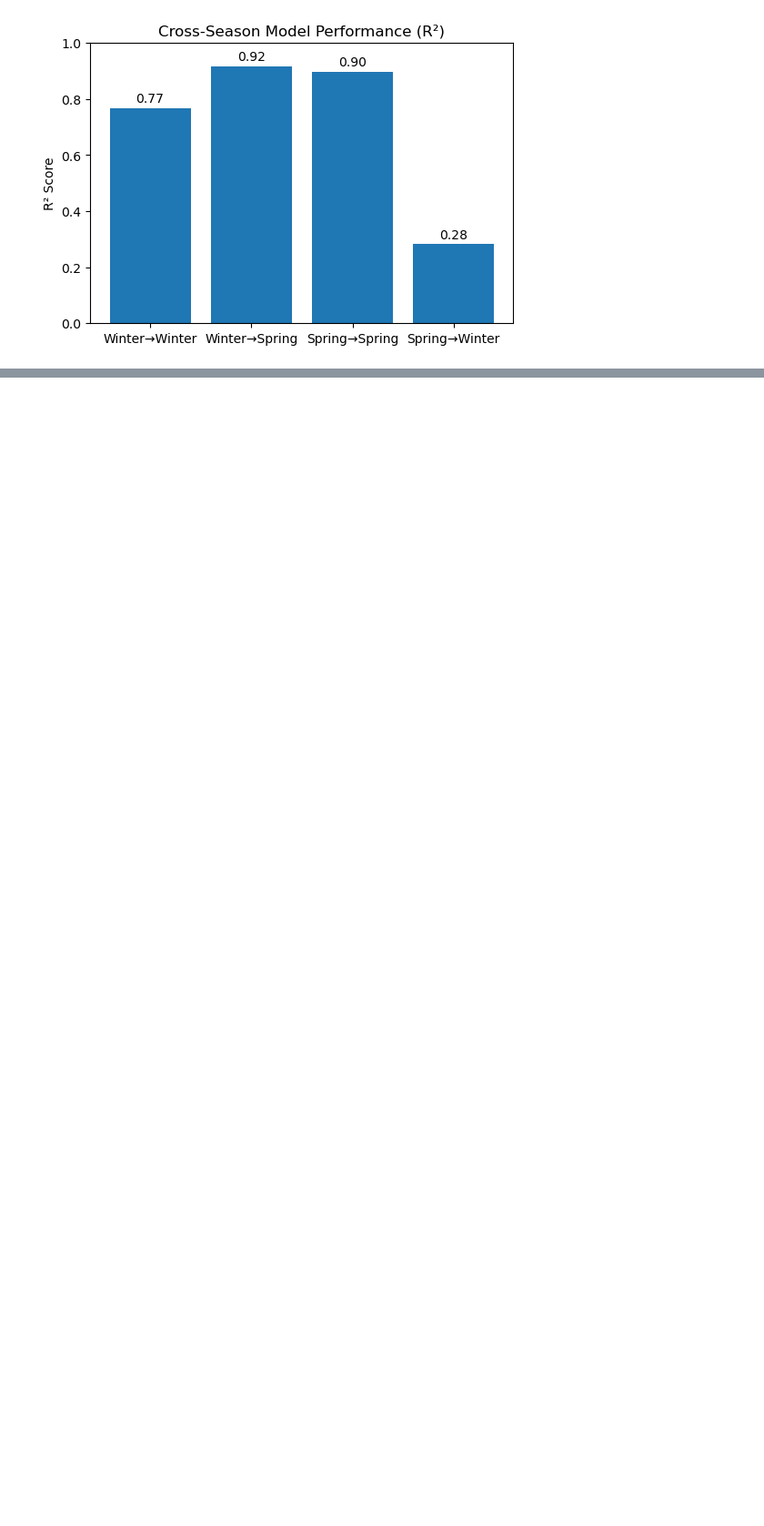
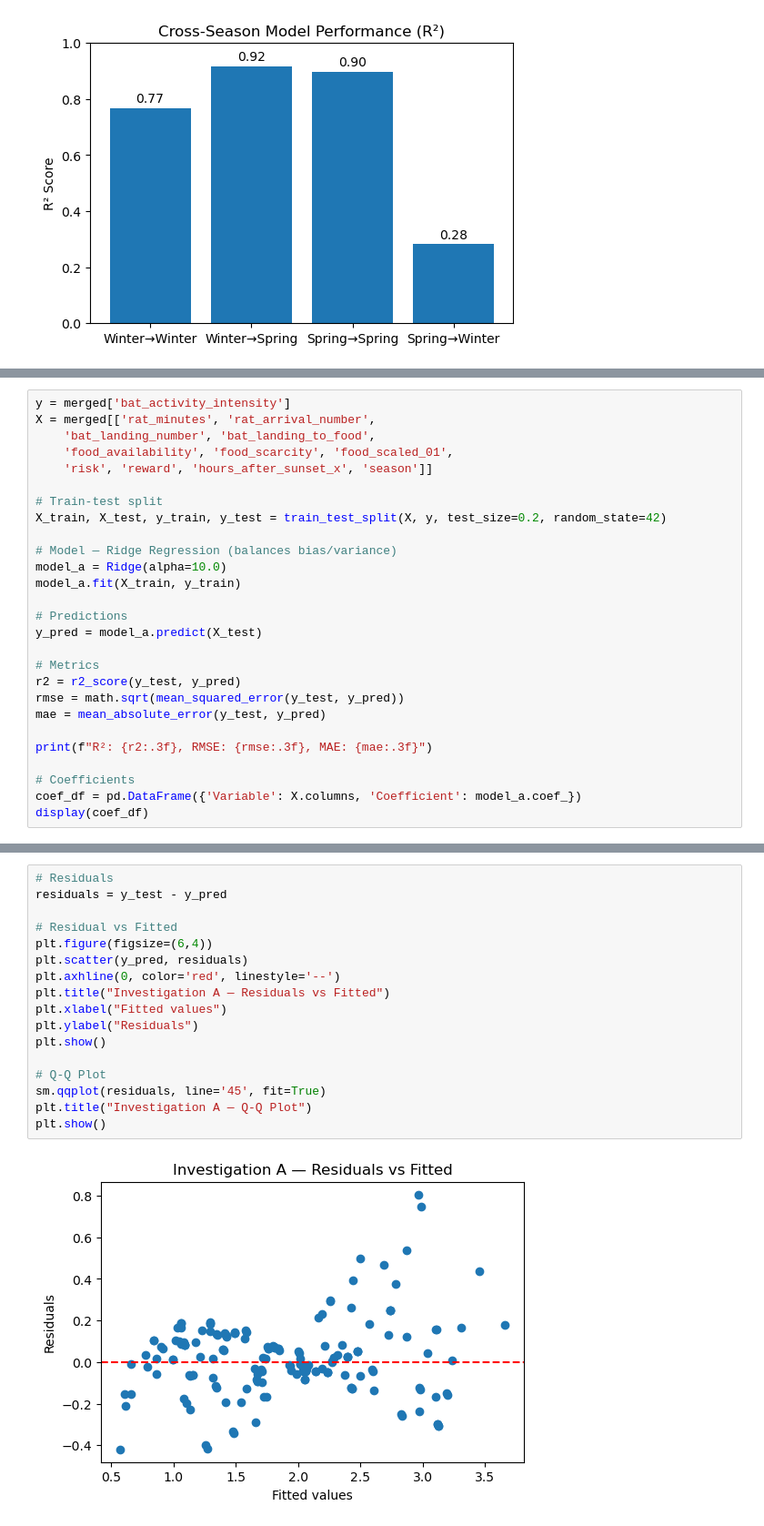
Before and after one commit to ishanpanta/bat-vs-rat, a Jupyter notebook: assignment3.ipynb, the cells around one changed output, grey strips where cells are left out. Shown at 91% size. Drawn from its saved outputs; the diff is of its cells as text; blank space fills up the shorter version.

```diff
--- a/assignment3.ipynb
+++ b/assignment3.ipynb
@@ -810,0 +814,27 @@ plt.show()
+# %%
+y = merged['bat_activity_intensity']
+X = merged[['rat_minutes', 'rat_arrival_number',
+    'bat_landing_number', 'bat_landing_to_food',
+    'food_availability', 'food_scarcity', 'food_scaled_01',
+    'risk', 'reward', 'hours_after_sunset_x', 'season']]
+
+# Train-test split
+X_train, X_test, y_train, y_test = train_test_split(X, y, test_size=0.2, random_state=42)
+
+# Model — Ridge Regression (balances bias/variance)
+model_a = Ridge(alpha=10.0)
+model_a.fit(X_train, y_train)
+
+# Predictions
+y_pred = model_a.predict(X_test)
+
+# Metrics
+r2 = r2_score(y_test, y_pred)
+rmse = math.sqrt(mean_squared_error(y_test, y_pred))
+mae = mean_absolute_error(y_test, y_pred)
+
+print(f"R²: {r2:.3f}, RMSE: {rmse:.3f}, MAE: {mae:.3f}")
+
+# Coefficients
+coef_df = pd.DataFrame({'Variable': X.columns, 'Coefficient': model_a.coef_})
+display(coef_df)
@@ -810,0 +855,19 @@ plt.show()
+# %%
+# Residuals
+residuals = y_test - y_pred
+
+# Residual vs Fitted
+plt.figure(figsize=(6,4))
+plt.scatter(y_pred, residuals)
+plt.axhline(0, color='red', linestyle='--')
+plt.title("Investigation A — Residuals vs Fitted")
+plt.xlabel("Fitted values")
+plt.ylabel("Residuals")
+plt.show()
+
+# Q-Q Plot
+sm.qqplot(residuals, line='45', fit=True)
+plt.title("Investigation A — Q-Q Plot")
+plt.show()
+# %% [output]
+[figure, added]
```
Also changed, not shown: parts of 4 cells of this notebook, 3 other files.
